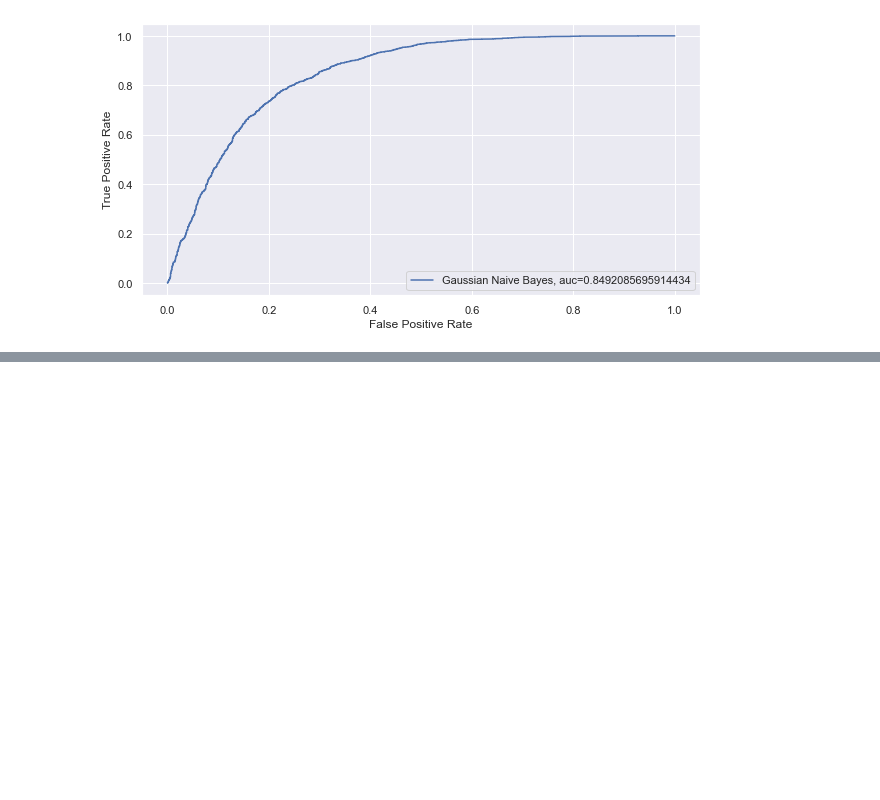
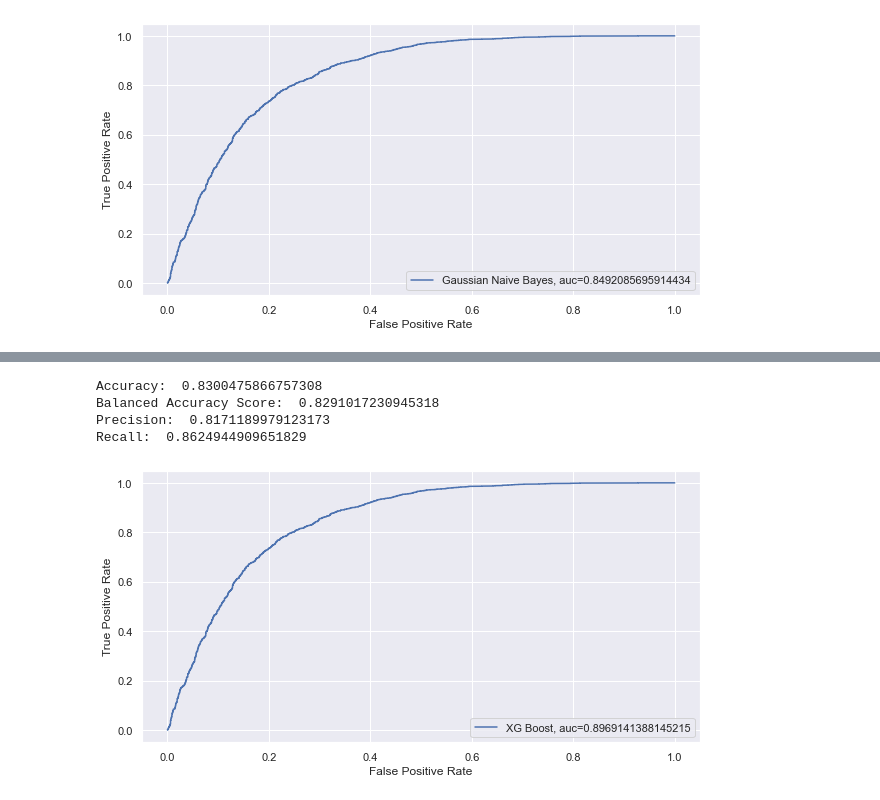
Before and after one commit to gabriellenicole/spotify-hitlist, a Jupyter notebook: IE0005_MiniProject_SpotifyHitPredictor.ipynb, the cells around one changed output, grey strips where cells are left out. Saved outputs shown, nothing was run; the diff lists cells and outputs as text; code cells hidden in the pictures; blank space fills up the shorter version.

```diff
--- a/IE0005_MiniProject_SpotifyHitPredictor.ipynb
+++ b/IE0005_MiniProject_SpotifyHitPredictor.ipynb
@@ -1073,0 +1117,21 @@ plt.show()
+# %%
+print("Accuracy: ",metrics.accuracy_score(y_test, XGG_pred))
+print("Balanced Accuracy Score: ",metrics.balanced_accuracy_score(y_test,XGG_pred))
+print("Precision: ",metrics.precision_score(y_test, XGG_pred))
+print("Recall: ",metrics.recall_score(y_test, XGG_pred))
+# %% [output]
+Accuracy:  0.8300475866757308
+Balanced Accuracy Score:  0.8291017230945318
+Precision:  0.8171189979123173
+Recall:  0.8624944909651829
+# %%
+XGB_prob = XGB.predict_proba(x_test)[::,1]
+XGBfpr, XGBtpr, _ = metrics.roc_curve(y_test, XGB_prob)
+XGBauc = metrics.roc_auc_score(y_test,XGB_prob)
+plt.plot(nbfpr,nbtpr,label="XG Boost, auc="+str(XGBauc))
+plt.xlabel("False Positive Rate")
+plt.ylabel("True Positive Rate")
+plt.legend(loc=4)
+plt.show()
+# %% [output]
+[figure, added]
```
Also changed, not shown: parts of 54 cells of this notebook.
